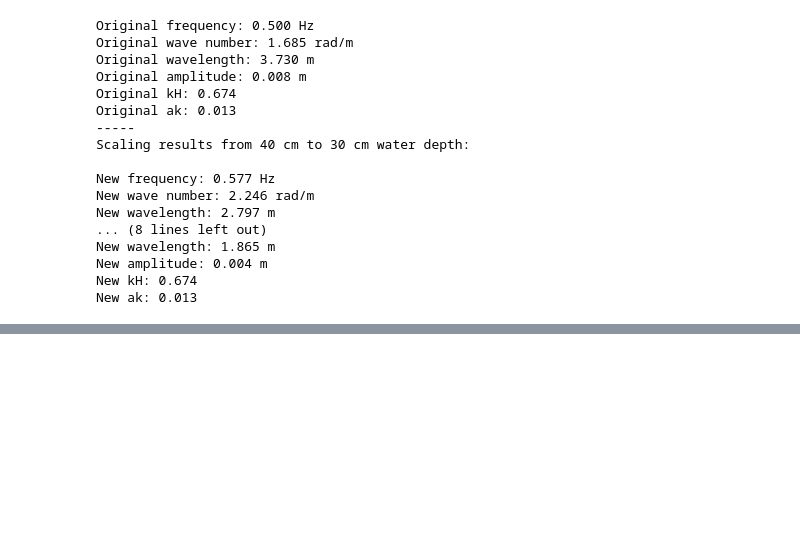
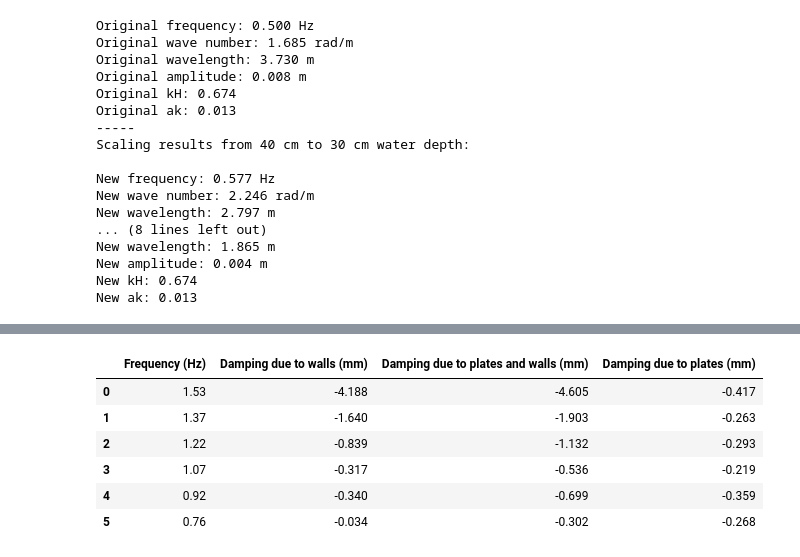
Before and after one commit to kjes4pres/Master_code, a Jupyter notebook: Test_n_prep/finding_waves/scaling_waves.ipynb, the cells around one changed output, grey strips where cells are left out. Drawn from its saved outputs; the diff is of its cells as text; code cells hidden in the pictures; blank space fills up the shorter version.

```diff
--- a/Test_n_prep/finding_waves/scaling_waves.ipynb
+++ b/Test_n_prep/finding_waves/scaling_waves.ipynb
@@ -544,0 +1163,22 @@ New ak: 0.013
+# %%
+# Wave params
+frequencies = [1.53, 1.37, 1.22, 1.07, 0.92, 0.76]
+damp_due_to_walls = np.array([-0.004188, -0.001640, -0.000839, -0.000317, -0.000340, -0.000034])
+damp_due_to_plates_and_walls = np.array([-0.004605, -0.001903, -0.001132, -0.000536, -0.000699, -0.000302])
+
+damping_df_20cm = pd.DataFrame({
+    'Frequency (Hz)': frequencies,
+    'Damping due to walls (mm)': damp_due_to_walls*1000,
+    'Damping due to plates and walls (mm)': damp_due_to_plates_and_walls*1000,
+    'Damping due to plates (mm)': damp_due_to_plates_and_walls*1000 - damp_due_to_walls*1000
+})
+# %%
+damping_df_20cm
+# %% [output]
+|  | Frequency (Hz) | Damping due to walls (mm) | Damping due to plates and walls (mm) | Damping due to plates (mm) |
+| 0 | 1.53 | -4.188 | -4.605 | -0.417 |
+| 1 | 1.37 | -1.640 | -1.903 | -0.263 |
+| 2 | 1.22 | -0.839 | -1.132 | -0.293 |
+| 3 | 1.07 | -0.317 | -0.536 | -0.219 |
+| 4 | 0.92 | -0.340 | -0.699 | -0.359 |
+| 5 | 0.76 | -0.034 | -0.302 | -0.268 |
```
Also changed, not shown: parts of 18 cells of this notebook, 4 other files.
